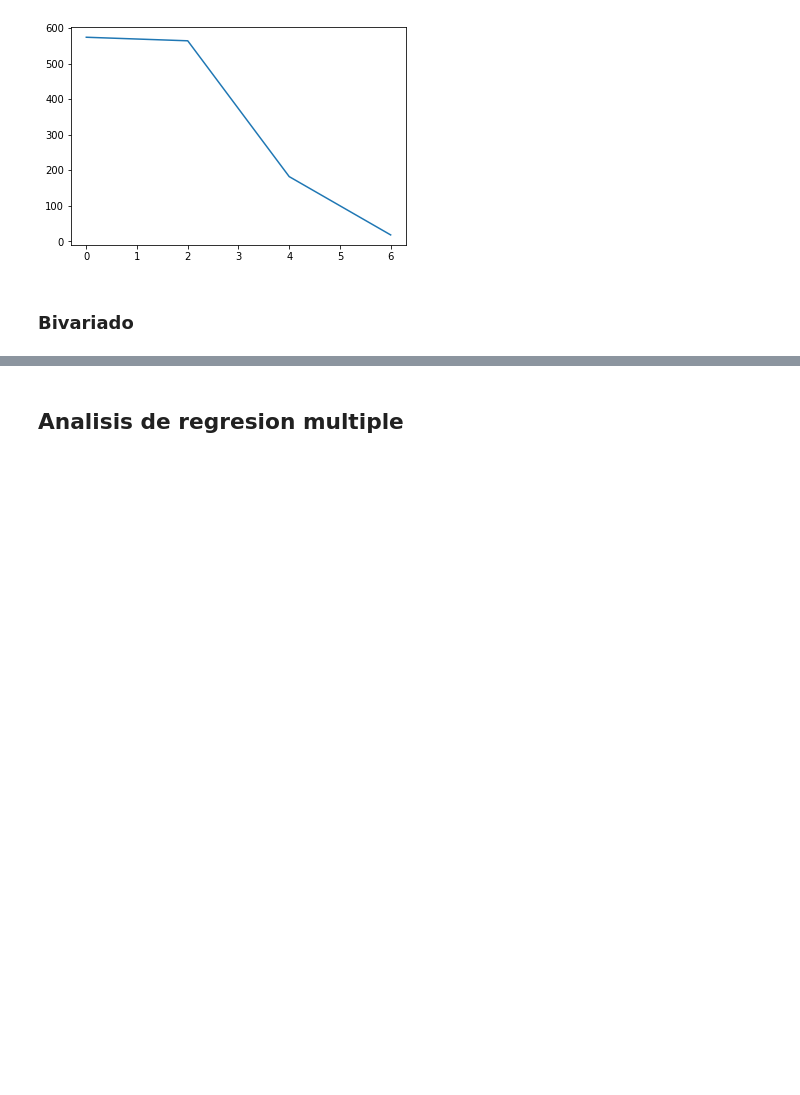
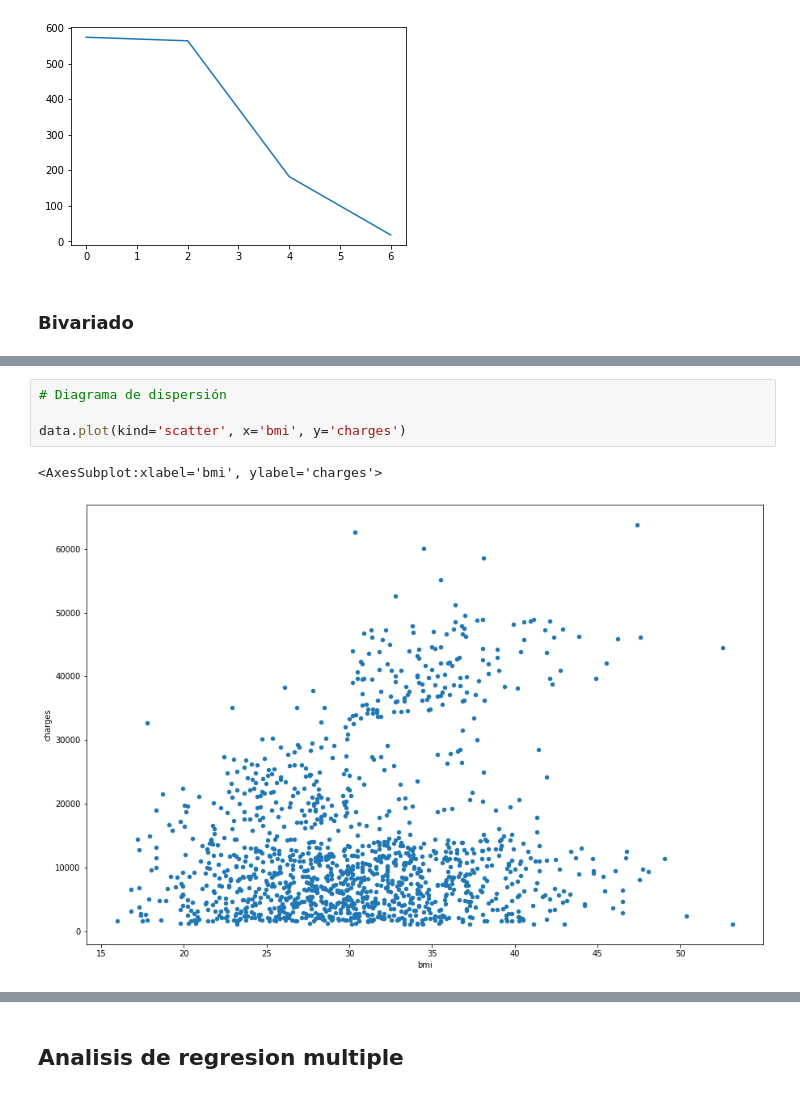
Before and after one commit to drmorales4/proyectoRegresion_BIM2, a Jupyter notebook: proyectoBIM2_medicalCostPersonal.ipynb, the cells around one changed output, grey strips where cells are left out. Drawn from its saved outputs; the diff is of its cells as text; blank space fills up the shorter version.

```diff
--- a/proyectoBIM2_medicalCostPersonal.ipynb
+++ b/proyectoBIM2_medicalCostPersonal.ipynb
@@ -450,0 +519,7 @@ plt.plot(bins[:-1]+1, counts)
+# %%
+# Diagrama de dispersión
+
+data.plot(kind='scatter', x='bmi', y='charges')
+# %% [output]
+<AxesSubplot:xlabel='bmi', ylabel='charges'>
+[figure, added]
```
Also changed, not shown: parts of 12 cells of this notebook, 1 other file.
